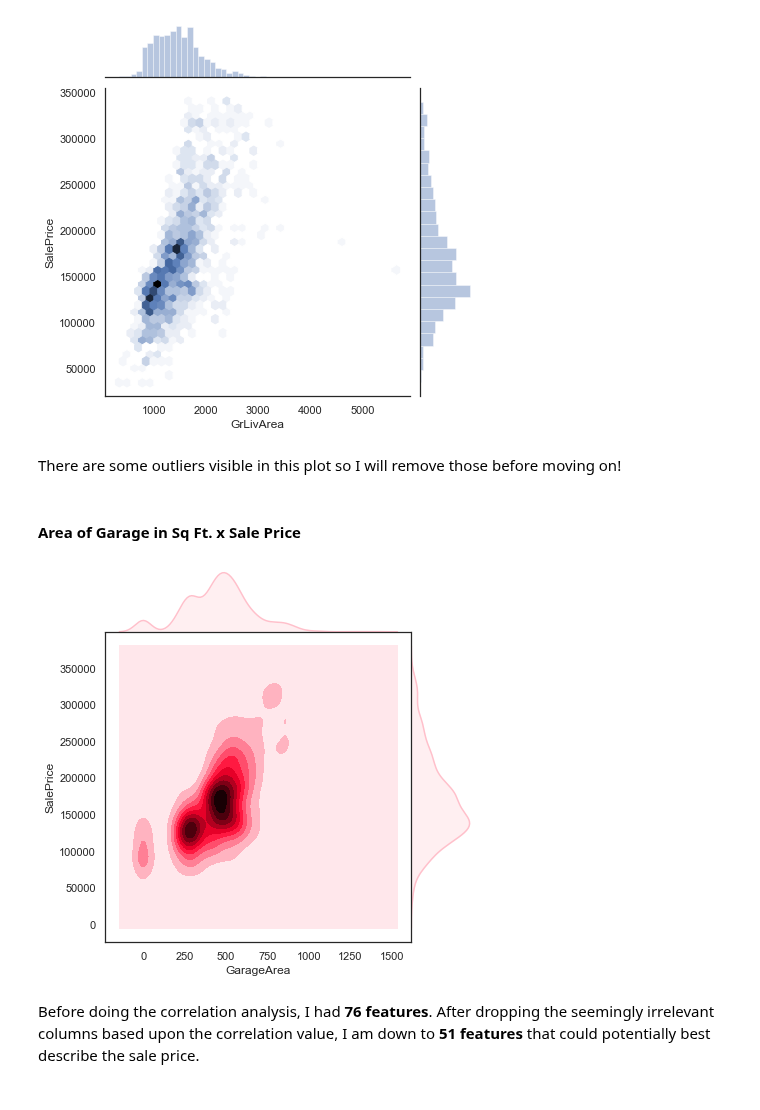
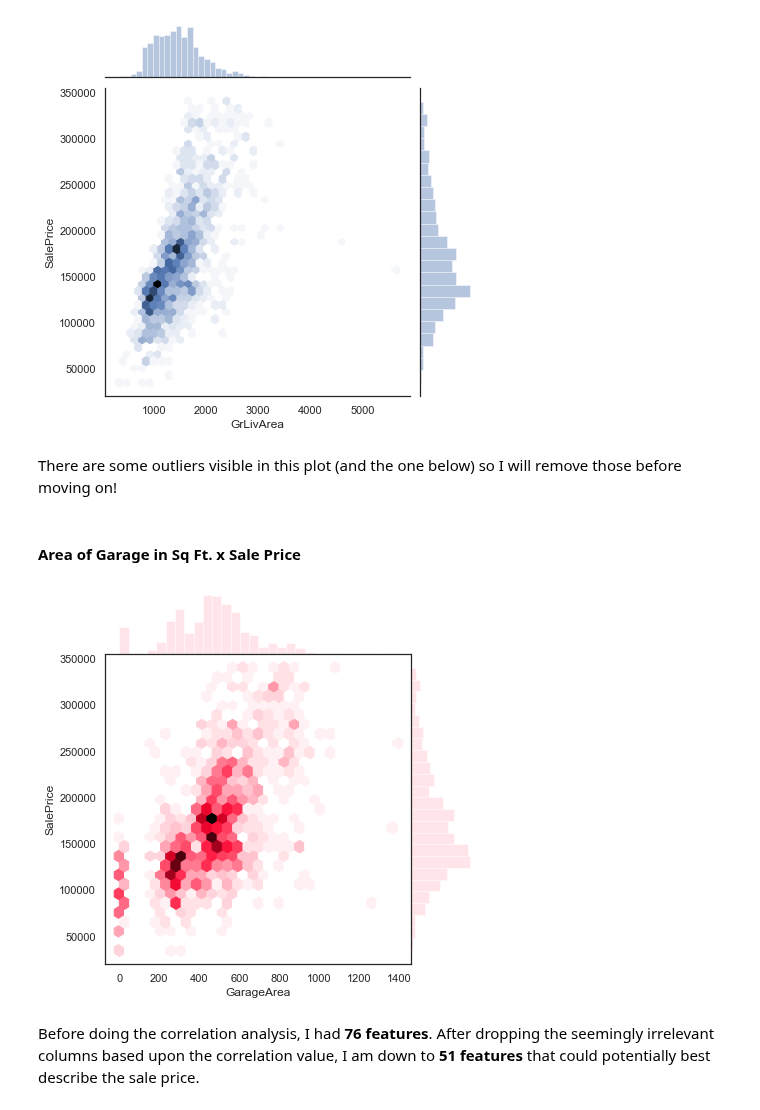
Before and after one commit to ebonnecab/mozilla-ds-project, a Jupyter notebook: analysis.ipynb, the cells around one changed output. Drawn from its saved outputs; the diff is of its cells as text; code cells hidden in the pictures.

```diff
--- a/analysis.ipynb
+++ b/analysis.ipynb
@@ -535,12 +535,12 @@ g = sns.jointplot("GrLivArea", "SalePrice", data=new_df, kind="hex")
 # %% [output]
 [figure]
 # %% [markdown]
-There are some outliers visible in this plot so I will remove those before moving on!
+There are some outliers visible in this plot (and the one below) so I will remove those before moving on!
 # %%
 new_df = remove_outlier(new_df, 'GrLivArea')
 # %% [markdown]
 #### Area of Garage in Sq Ft. x Sale Price
 # %%
-g = sns.jointplot("GarageArea", "SalePrice", data=new_df, kind="kde", space=0, color="pink")
+g = sns.jointplot("GarageArea", "SalePrice", data=new_df, kind="hex", space=0, color="pink")
 # %% [output]
-[figure, old version]
+[figure, new version]
```
Also changed, not shown: parts of 26 cells of this notebook.
